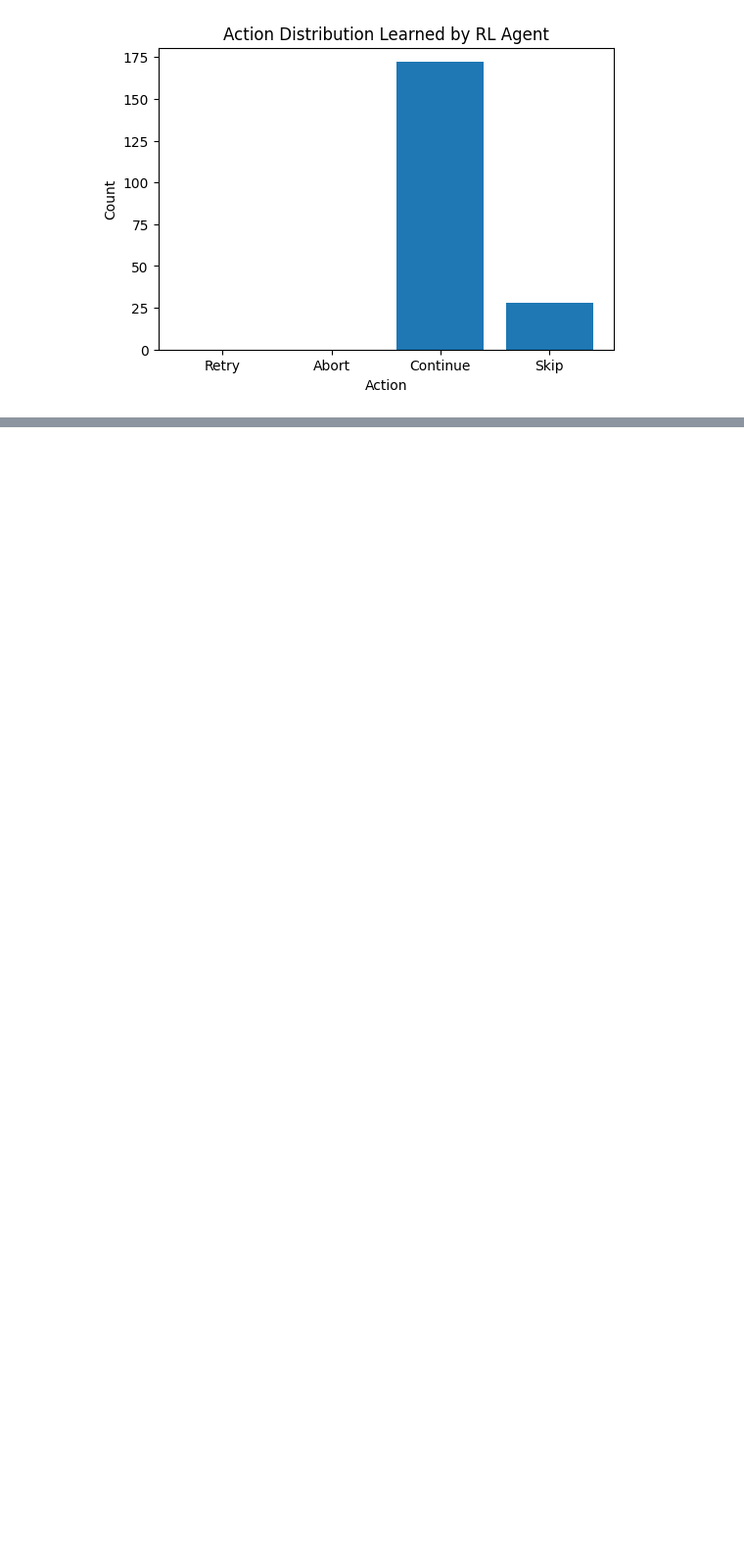
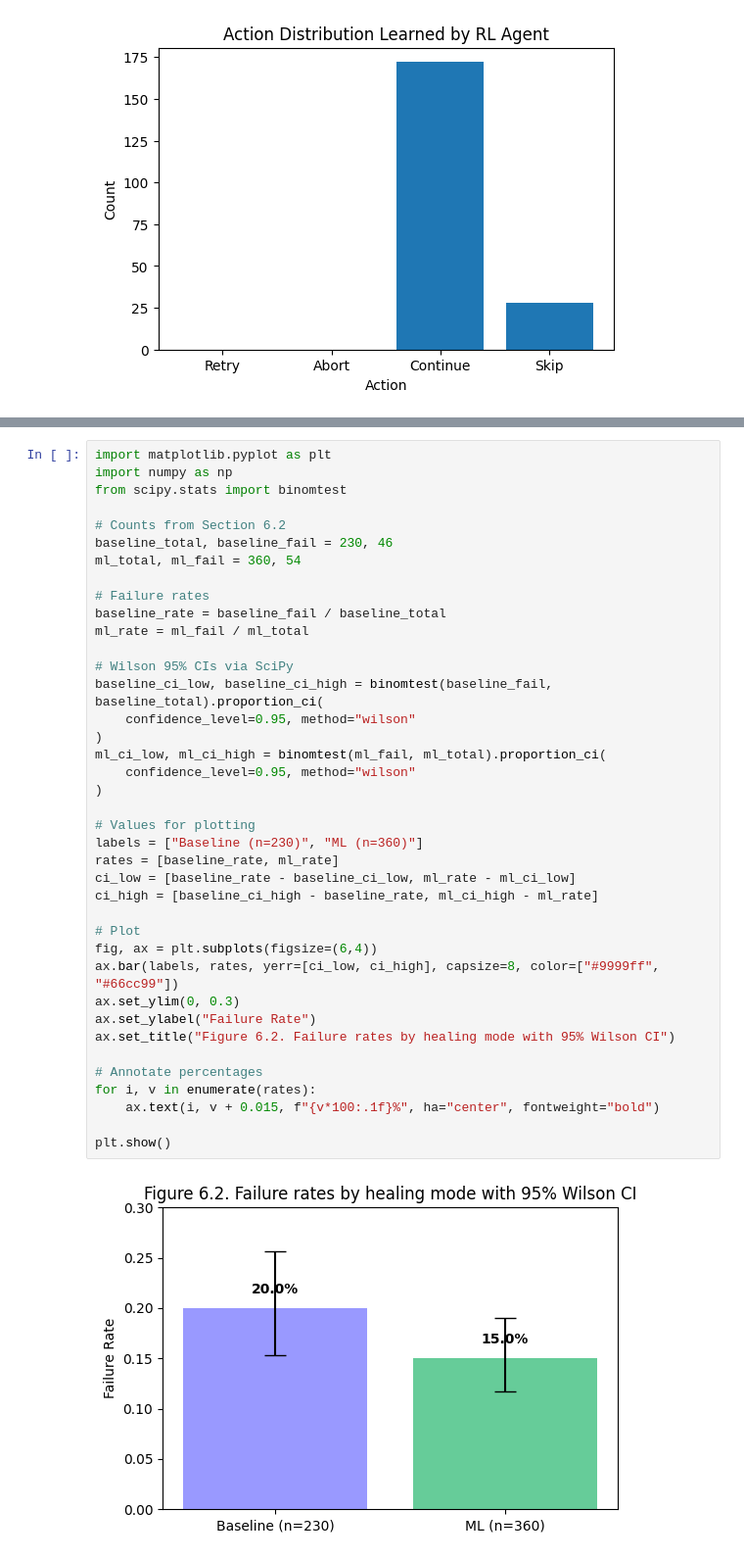
Before and after one commit to VanessaKingsleyHerts/BidShopping, a Jupyter notebook: scripts/notebook.ipynb, the cells around one changed output, grey strips where cells are left out. Shown at 98% size. Cells and saved outputs as stored; diff of their text form; blank space fills up the shorter version.

```diff
--- a/scripts/notebook.ipynb
+++ b/scripts/notebook.ipynb
@@ -455,0 +1053,41 @@ plt.show()
+# %%
+import matplotlib.pyplot as plt
+import numpy as np
+from scipy.stats import binomtest
+
+# Counts from Section 6.2
+baseline_total, baseline_fail = 230, 46
+ml_total, ml_fail = 360, 54
+
+# Failure rates
+baseline_rate = baseline_fail / baseline_total
+ml_rate = ml_fail / ml_total
+
+# Wilson 95% CIs via SciPy
+baseline_ci_low, baseline_ci_high = binomtest(baseline_fail, baseline_total).proportion_ci(
+    confidence_level=0.95, method="wilson"
+)
+ml_ci_low, ml_ci_high = binomtest(ml_fail, ml_total).proportion_ci(
+    confidence_level=0.95, method="wilson"
+)
+
+# Values for plotting
+labels = ["Baseline (n=230)", "ML (n=360)"]
+rates = [baseline_rate, ml_rate]
+ci_low = [baseline_rate - baseline_ci_low, ml_rate - ml_ci_low]
+ci_high = [baseline_ci_high - baseline_rate, ml_ci_high - ml_rate]
+
+# Plot
+fig, ax = plt.subplots(figsize=(6,4))
+ax.bar(labels, rates, yerr=[ci_low, ci_high], capsize=8, color=["#9999ff", "#66cc99"])
+ax.set_ylim(0, 0.3)
+ax.set_ylabel("Failure Rate")
+ax.set_title("Figure 6.2. Failure rates by healing mode with 95% Wilson CI")
+
+# Annotate percentages
+for i, v in enumerate(rates):
+    ax.text(i, v + 0.015, f"{v*100:.1f}%", ha="center", fontweight="bold")
+
+plt.show()
+# %% [output]
+[figure, added]
```
Also changed, not shown: parts of 15 cells of this notebook, 29 other files.
